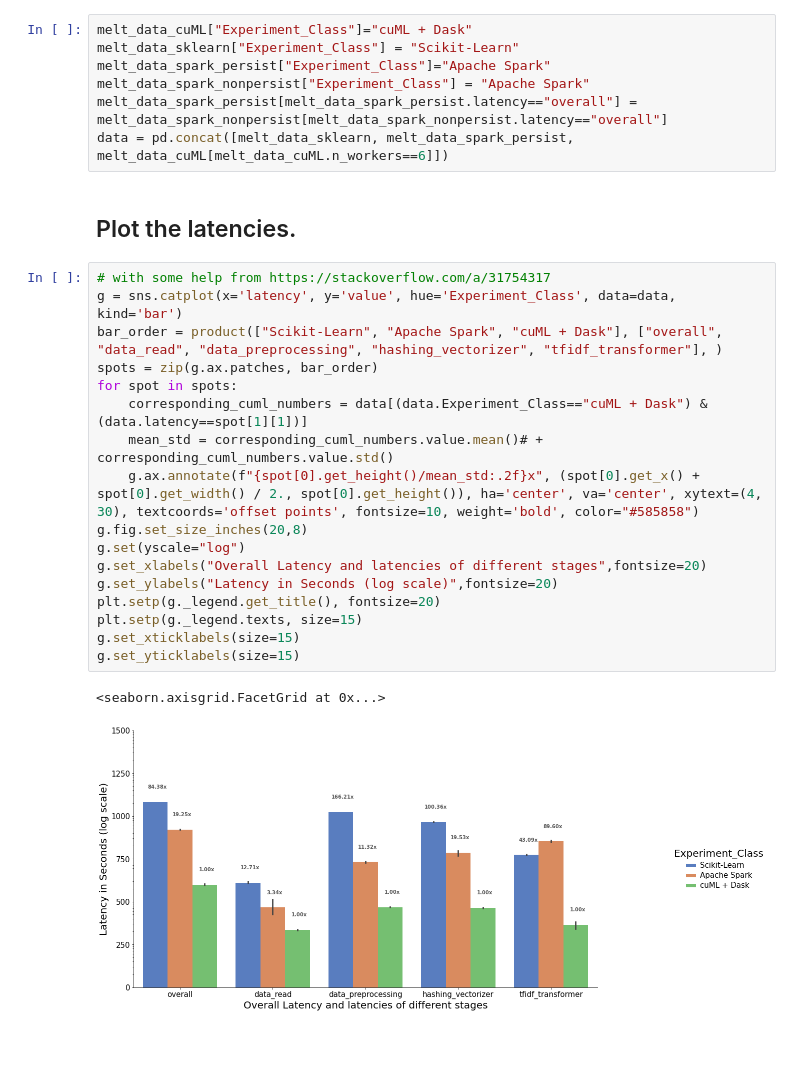
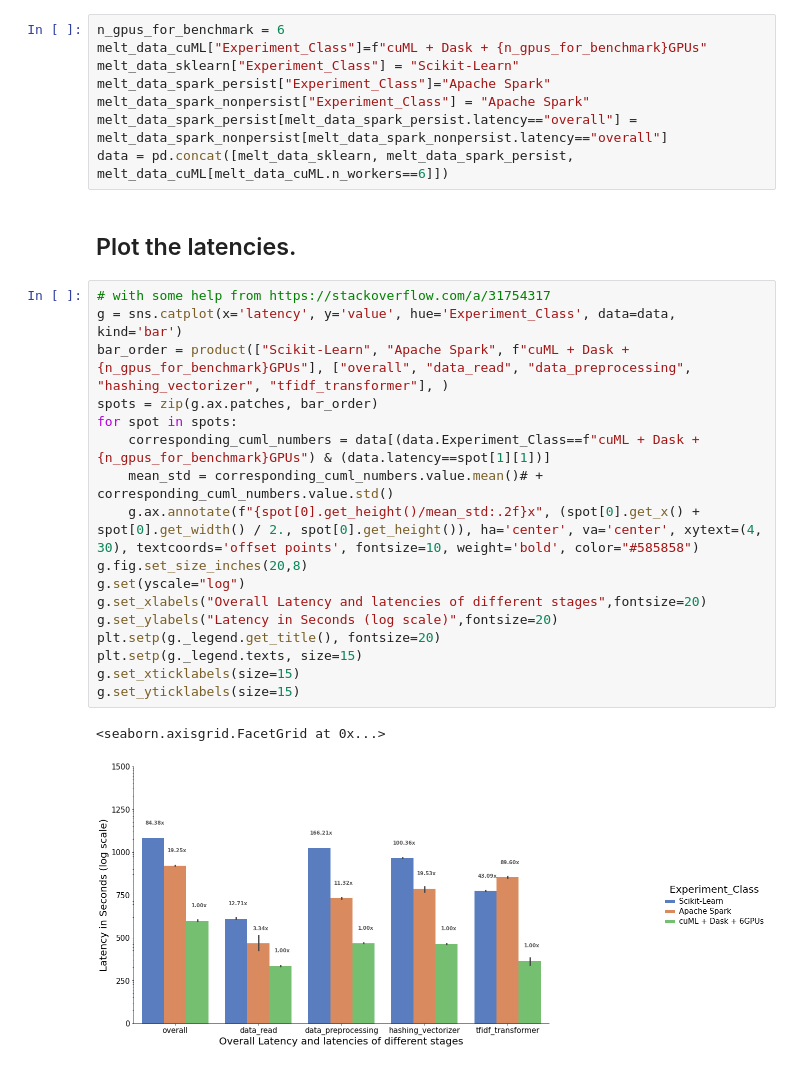
Before and after one commit to rapidsai/rapids-examples, a Jupyter notebook: tfidf-benchmark/Visualize.ipynb, the cells around one changed output. Cells and saved outputs as stored; diff of their text form.

Commit message:
Cleaned up the Unnamed column while printing, added GPU to legend

```diff
--- a/tfidf-benchmark/Visualize.ipynb
+++ b/tfidf-benchmark/Visualize.ipynb
@@ -110,7 +110,8 @@ groupy_sklearn
 # %% [markdown]
 ## Calculations for the graph
 # %%
-melt_data_cuML["Experiment_Class"]="cuML + Dask"
+n_gpus_for_benchmark = 6
+melt_data_cuML["Experiment_Class"]=f"cuML + Dask + {n_gpus_for_benchmark}GPUs"
 melt_data_sklearn["Experiment_Class"] = "Scikit-Learn"
 melt_data_spark_persist["Experiment_Class"]="Apache Spark"
 melt_data_spark_nonpersist["Experiment_Class"] = "Apache Spark"
@@ -121,20 +122,20 @@ data = pd.concat([melt_data_sklearn, melt_data_spark_persist, melt_data_cuML[mel
 # %%
 # with some help from https://stackoverflow.com/a/31754317
 g = sns.catplot(x='latency', y='value', hue='Experiment_Class', data=data, kind='bar')
-bar_order = product(["Scikit-Learn", "Apache Spark", "cuML + Dask"], ["overall", "data_read", "data_preprocessing", "hashing_vectorizer", "tfidf_transformer"], )
+bar_order = product(["Scikit-Learn", "Apache Spark", f"cuML + Dask + {n_gpus_for_benchmark}GPUs"], ["overall", "data_read", "data_preprocessing", "hashing_vectorizer", "tfidf_transformer"], )
 spots = zip(g.ax.patches, bar_order)
 for spot in spots:
-    corresponding_cuml_numbers = data[(data.Experiment_Class=="cuML + Dask") & (data.latency==spot[1][1])]
+    corresponding_cuml_numbers = data[(data.Experiment_Class==f"cuML + Dask + {n_gpus_for_benchmark}GPUs") & (data.latency==spot[1][1])]
     mean_std = corresponding_cuml_numbers.value.mean()# + corresponding_cuml_numbers.value.std()
     g.ax.annotate(f"{spot[0].get_height()/mean_std:.2f}x", (spot[0].get_x() + spot[0].get_width() / 2., spot[0].get_height()), ha='center', va='center', xytext=(4, 30), textcoords='offset points', fontsize=10, weight='bold', color="#585858")
 g.fig.set_size_inches(20,8)
 g.set(yscale="log")
 g.set_xlabels("Overall Latency and latencies of different stages",fontsize=20)
 g.set_ylabels("Latency in Seconds (log scale)",fontsize=20)
 plt.setp(g._legend.get_title(), fontsize=20)
 plt.setp(g._legend.texts, size=15)
 g.set_xticklabels(size=15)
 g.set_yticklabels(size=15)
 # %% [output]
 <seaborn.axisgrid.FacetGrid at 0x...>
-[figure, old version]
+[figure, new version]
```
Also changed, not shown: parts of 7 cells of this notebook, 6 other files.
